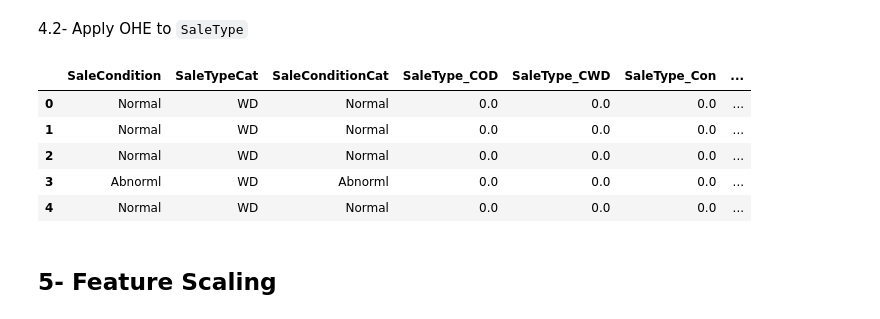
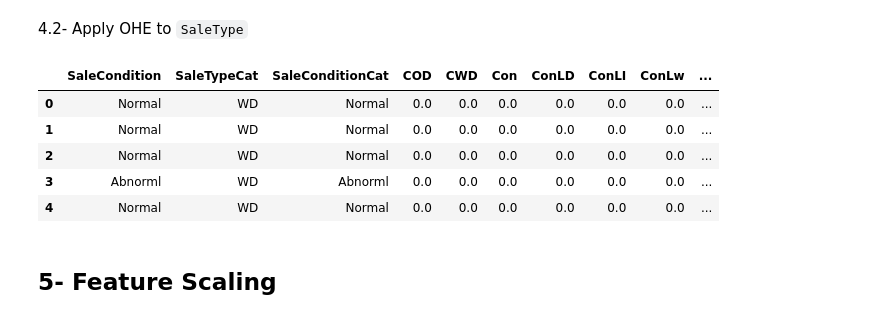
Before and after one commit to pereiranuno/preprocessingdatapt1, a Jupyter notebook: MPPD_project.ipynb, the cells around one changed output. Saved outputs shown, nothing was run; the diff lists cells and outputs as text; code cells hidden in the pictures.

```diff
--- a/MPPD_project.ipynb
+++ b/MPPD_project.ipynb
@@ -379,32 +379,32 @@ See the caveats in the documentation: https://pandas.pydata.org/pandas-docs/stab
 # %%
 
 
 
 # Inicializar o OneHotEncoder
-ohe = OneHotEncoder(sparse_output=False, drop=None)  # drop=None mantém todas as categorias
+ohe = OneHotEncoder(sparse_output=False)
 
 # Ajustar o encoder e transformar os dados
-ohe_encoded = ohe.fit_transform(df_categorical[['SaleType']])
+salestype_ohe = ohe.fit_transform(df_categorical[['SaleType']])
 
 # Criar um DataFrame com os resultados do OHE
-ohe_columns = [f"SaleType_{category}" for category in ohe.categories_[0]]
-ohe_df = pd.DataFrame(ohe_encoded, columns=ohe_columns, index=df_categorical.index)
+#ohe_columns = [f"SaleType_{category}" for category in ohe.categories_[0]]
+ohe_df = pd.DataFrame(salestype_ohe, columns=list(ohe.categories_[0]))
 
 # Concatenar o resultado ao DataFrame original
 df_categorical = pd.concat([df_categorical, ohe_df], axis=1)
 
 # Remover a coluna original 'SaleType' já que foi codificada
 df_categorical.drop(columns=['SaleType'], inplace=True)
 
 # Exibir as primeiras linhas do DataFrame atualizado para verificar o resultado
 df_categorical.head()
 # %% [output]
-|  | SaleCondition | SaleTypeCat | SaleConditionCat | SaleType_COD | SaleType_CWD | SaleType_Con | ... |
-| 0 | Normal | WD | Normal | 0.0 | 0.0 | 0.0 | ... |
-| 1 | Normal | WD | Normal | 0.0 | 0.0 | 0.0 | ... |
-| 2 | Normal | WD | Normal | 0.0 | 0.0 | 0.0 | ... |
-| 3 | Abnorml | WD | Abnorml | 0.0 | 0.0 | 0.0 | ... |
-| 4 | Normal | WD | Normal | 0.0 | 0.0 | 0.0 | ... |
+|  | SaleCondition | SaleTypeCat | SaleConditionCat | COD | CWD | Con | ConLD | ConLI | ConLw | ... |
+| 0 | Normal | WD | Normal | 0.0 | 0.0 | 0.0 | 0.0 | 0.0 | 0.0 | ... |
+| 1 | Normal | WD | Normal | 0.0 | 0.0 | 0.0 | 0.0 | 0.0 | 0.0 | ... |
+| 2 | Normal | WD | Normal | 0.0 | 0.0 | 0.0 | 0.0 | 0.0 | 0.0 | ... |
+| 3 | Abnorml | WD | Abnorml | 0.0 | 0.0 | 0.0 | 0.0 | 0.0 | 0.0 | ... |
+| 4 | Normal | WD | Normal | 0.0 | 0.0 | 0.0 | 0.0 | 0.0 | 0.0 | ... |
 # %% [markdown]
 ## 5- Feature Scaling
 # %% [markdown]
```
Also changed, not shown: parts of 1 cell of this notebook.
